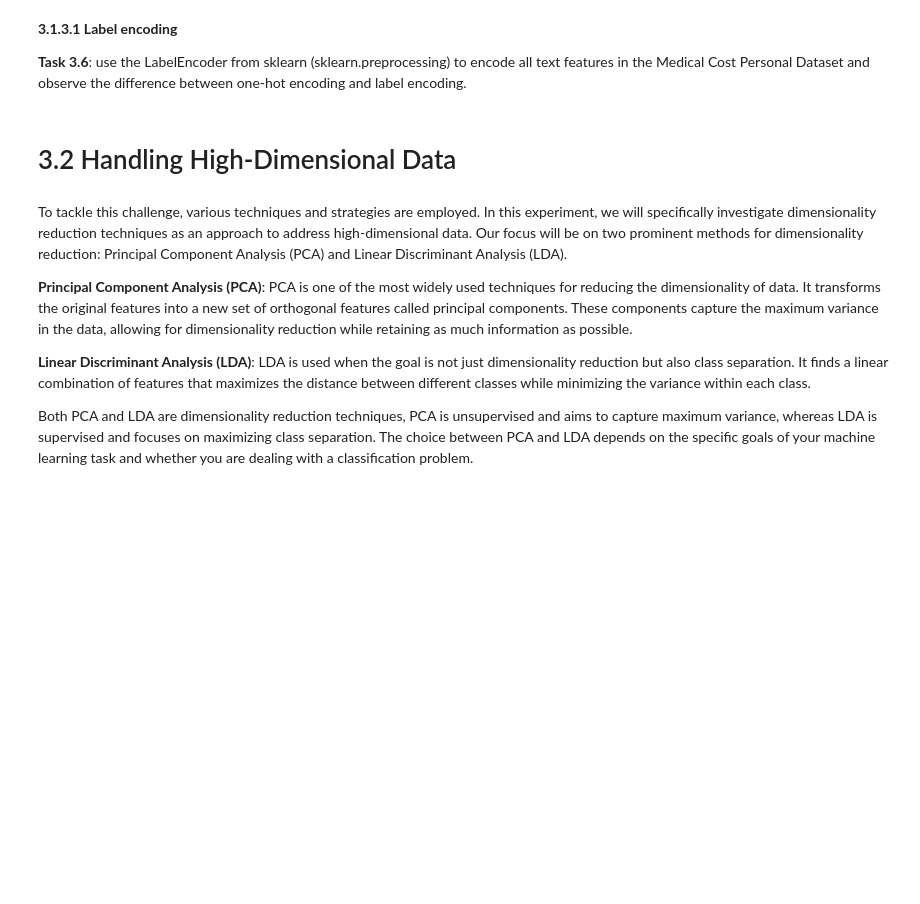
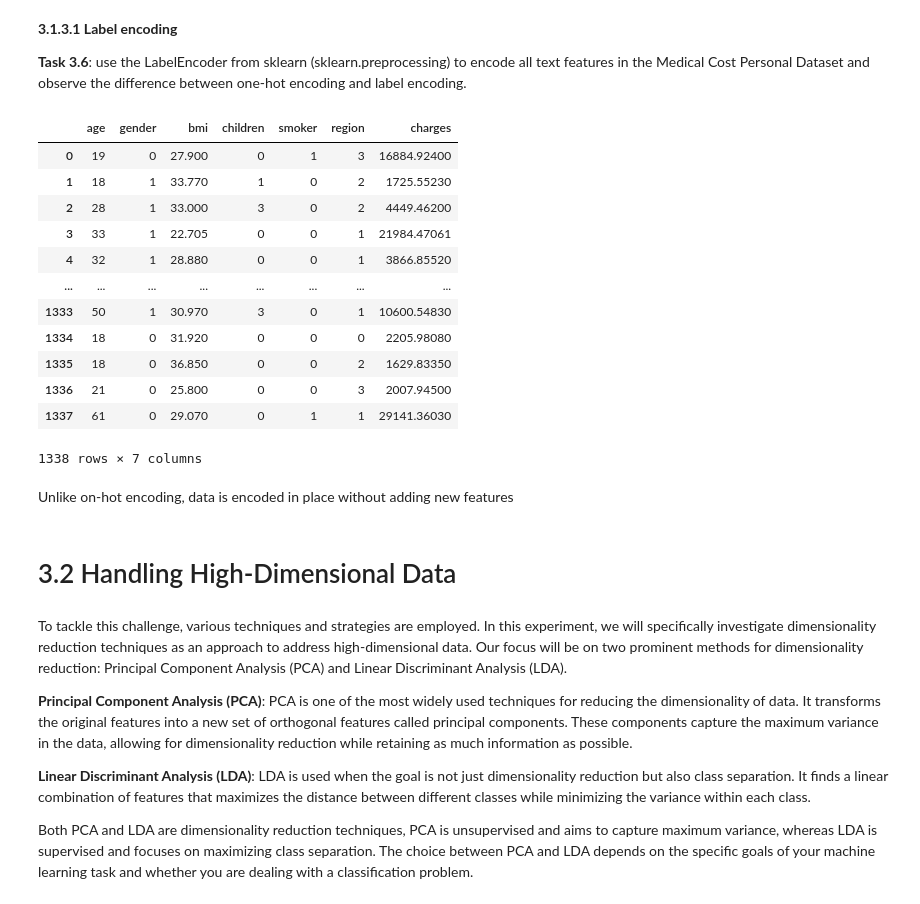
Before and after one commit to faris771/ENCS5141_AI_LAB, a Jupyter notebook: ENCS5141_Exp3_Feature_Engineering.ipynb, the cells around one changed output. Cells and saved outputs as stored; diff of their text form; code cells hidden in the pictures; blank space fills up the shorter version.

```diff
--- a/ENCS5141_Exp3_Feature_Engineering.ipynb
+++ b/ENCS5141_Exp3_Feature_Engineering.ipynb
@@ -575,3 +616,37 @@ Each category is represented by its own distinct binary column in the encoding.
+# %%
+#write you code here
+from sklearn.preprocessing import LabelEncoder
+
+df = pd.read_csv("./ENCS5141Datasets/ENCS5141_Exp3_MedicalCostPersonalDatasets.csv")
+text_features = ['gender', 'smoker', 'region']
+
+# Create a copy of the original DataFrame for label encoding
+df_label_encoded = df.copy()
+
+# Apply LabelEncoder to each text feature
+label_encoders = {}
+for feature in text_features:
+    le = LabelEncoder()
+    df_label_encoded[feature] = le.fit_transform(df_label_encoded[feature])
+    label_encoders[feature] = le
+
+df_label_encoded
+# %% [output]
+|  | age | gender | bmi | children | smoker | region | charges |
+| 0 | 19 | 0 | 27.900 | 0 | 1 | 3 | 16884.92400 |
+| 1 | 18 | 1 | 33.770 | 1 | 0 | 2 | 1725.55230 |
+| 2 | 28 | 1 | 33.000 | 3 | 0 | 2 | 4449.46200 |
+| 3 | 33 | 1 | 22.705 | 0 | 0 | 1 | 21984.47061 |
+| 4 | 32 | 1 | 28.880 | 0 | 0 | 1 | 3866.85520 |
+| ... | ... | ... | ... | ... | ... | ... | ... |
+| 1333 | 50 | 1 | 30.970 | 3 | 0 | 1 | 10600.54830 |
+| 1334 | 18 | 0 | 31.920 | 0 | 0 | 0 | 2205.98080 |
+| 1335 | 18 | 0 | 36.850 | 0 | 0 | 2 | 1629.83350 |
+| 1336 | 21 | 0 | 25.800 | 0 | 0 | 3 | 2007.94500 |
+| 1337 | 61 | 0 | 29.070 | 0 | 1 | 1 | 29141.36030 |
+1338 rows × 7 columns
+# %% [markdown]
+Unlike on-hot encoding, data is encoded in place without adding new features
 # %% [markdown]
 # 3.2 Handling High-Dimensional Data
 # %% [markdown]
```
Also changed, not shown: parts of 12 cells of this notebook, 2 other files.
